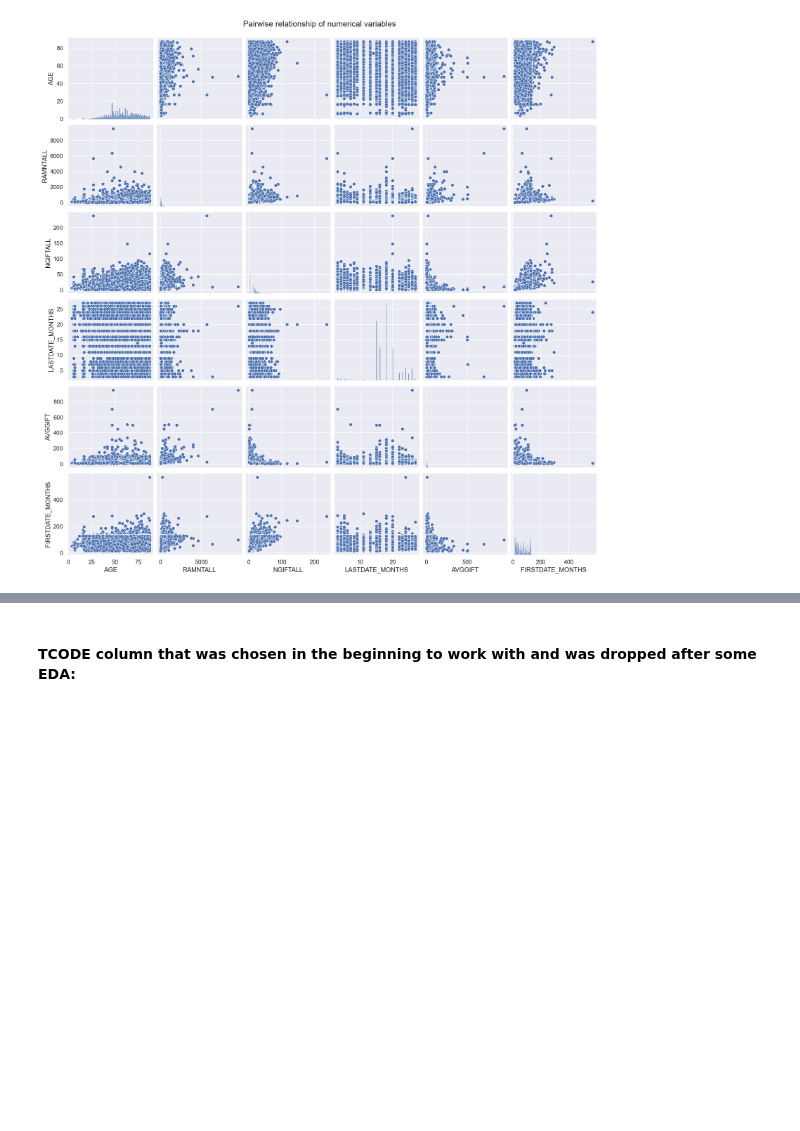
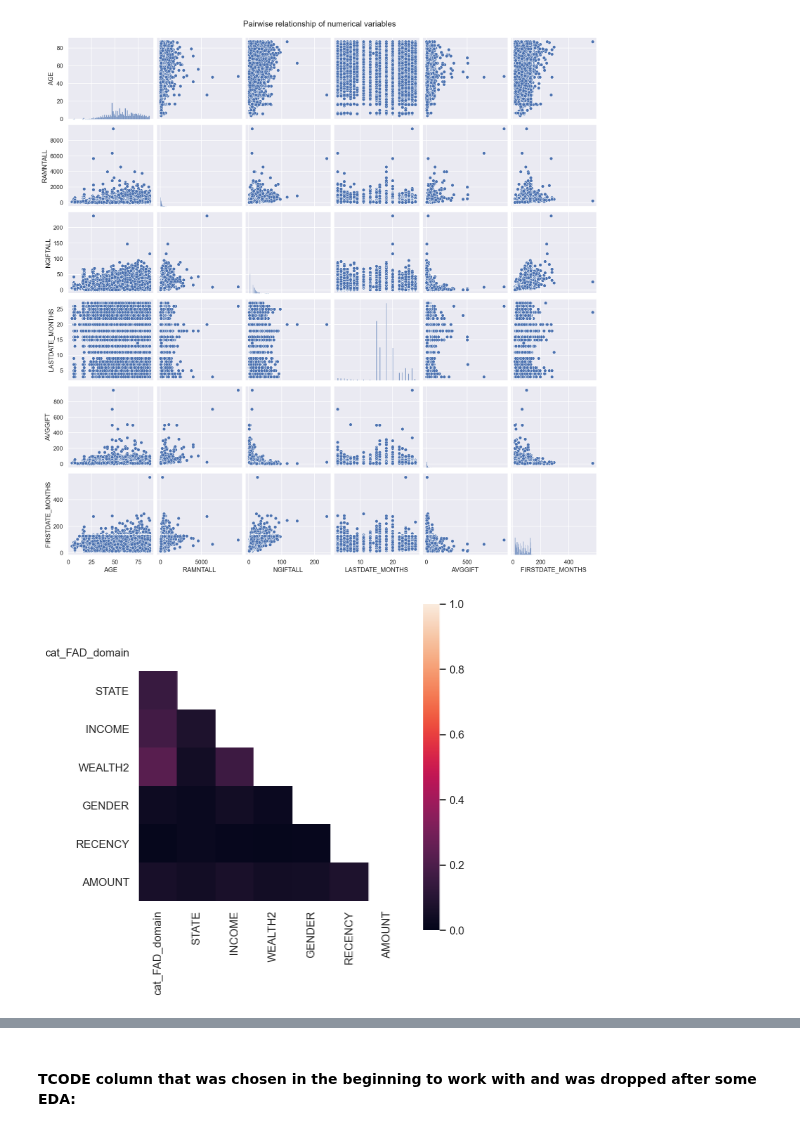
Before and after one commit to fredericosantos/ims_DM_Project, a Jupyter notebook: svitlana_new.ipynb, the cells around one changed output, grey strips where cells are left out. Drawn from its saved outputs; the diff is of its cells as text; code cells hidden in the pictures; blank space fills up the shorter version.

Commit message:
cramer's v

```diff
--- a/svitlana_new.ipynb
+++ b/svitlana_new.ipynb
@@ -522,6 +527,8 @@ Categories (15, object): [U1, C1, S1, T1, ..., C3, S3, T3, R3]
 # %% [markdown]
 From now on we have the features that we founf most important for our analysis
 an are going to continue with only them, adding some other from data dataset if needed
+# %%
+data = pd.read_csv ("project_data_after_imputation.csv", low_memory=False)
 # %%
 features = ['cat_FAD_domain', 'STATE', 'AGE', 'INCOME', 'WEALTH2', 'GENDER', 'RECENCY', 'FREQUENCY', 'AMOUNT', 'RAMNTALL',
             'NGIFTALL', 'LASTGIFT', 'AVGGIFT', 'LASTDATE_MONTHS', 'FIRSTDATE_MONTHS']
@@ -557 +562,43 @@ dtale.show(data_fin, ignore_duplicate=True)
+# %%
+# Cramer's V - https://www.dummies.com/business/customers/associations-between-binary-variables/
+def cramers_v(x, y):
+    confusion_matrix = pd.crosstab(x,y)
+    chi2 = ss.chi2_contingency(confusion_matrix)[0]
+    n = confusion_matrix.sum().sum()
+    phi2 = chi2/n
+    r,k = confusion_matrix.shape
+    phi2corr = max(0, phi2-((k-1)*(r-1))/(n-1))
+    rcorr = r-((r-1)**2)/(n-1)
+    kcorr = k-((k-1)**2)/(n-1)
+    return np.sqrt(phi2corr/min((kcorr-1),(rcorr-1)))
+# %%
+# To get information about so-correlated categorical variables
+# we build Correlation matrix based on Cramer's V for all categorical variables
+rows = []
+cat_features = ['cat_FAD_domain', 'STATE', 'INCOME', 'WEALTH2', 'GENDER', 'RECENCY', 'AMOUNT']
+dataframe = data_fin[cat_features].copy()
+
+for var1 in dataframe:
+    col = []
+    for var2 in dataframe :
+        cramers =cramers_v(dataframe[var1], dataframe[var2]) # Cramer's V
+        col.append(round(cramers,3)) # Keeping of the rounded value of the Cramer's V
+    rows.append(col)
+
+cramers_array = np.array(rows)
+dataframe = pd.DataFrame(cramers_array, columns = dataframe.columns, index = dataframe.columns)
+# %%
+# Build heatmap plot to visualize association matrix for categorical features
+import seaborn as sns
+import matplotlib.pyplot as plt
+plt.figure(figsize = (6,6))
+mask = np.zeros_like(dataframe, dtype=np.bool)
+mask[np.triu_indices_from(mask)] = True
+
+with sns.axes_style("white"):
+    ax = sns.heatmap(dataframe, mask = mask, vmin = 0., vmax=1, square=True)
+
+plt.show()
+# %% [output]
+[figure, added]
 # %%
```
Also changed, not shown: parts of 7 cells of this notebook.
